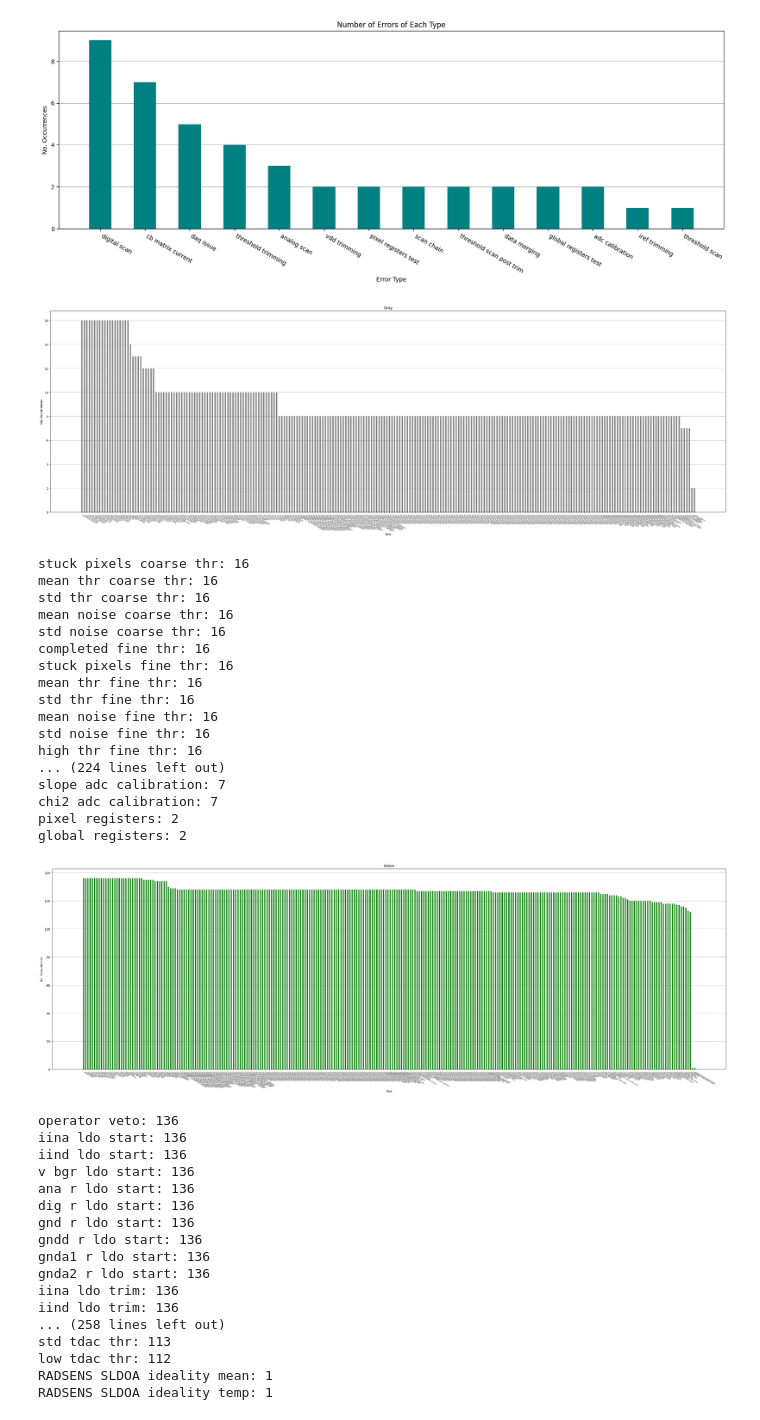
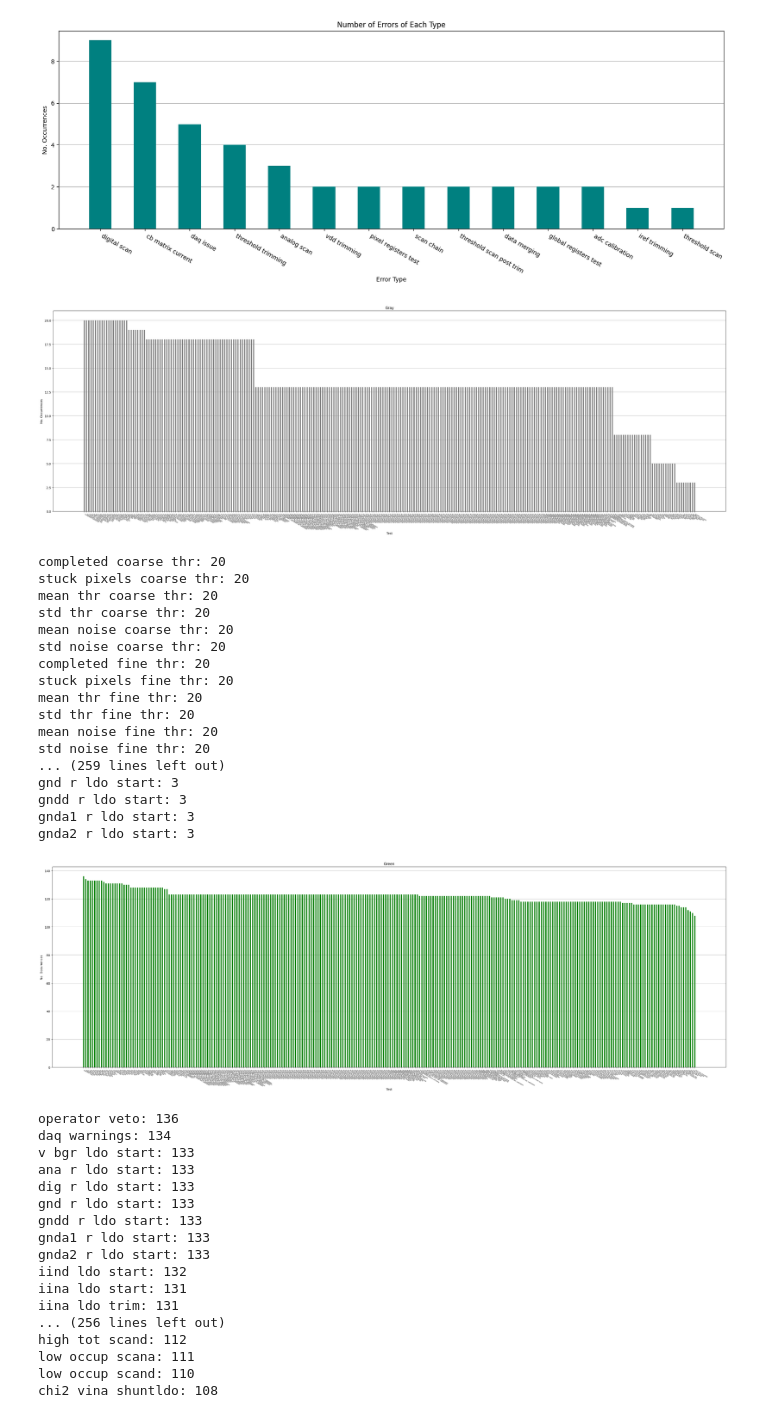
Before and after one commit to n-penn/CMS-Wafer-Testing, a Jupyter notebook: Error-Tracking/json_error_comp.ipynb, the cells around one changed output. Saved outputs shown, nothing was run; the diff lists cells and outputs as text; code cells hidden in the pictures.

Commit message:
Minor edits and first draft of wafer status notification script

```diff
--- a/Error-Tracking/json_error_comp.ipynb
+++ b/Error-Tracking/json_error_comp.ipynb
@@ -114,7 +115,7 @@ import numpy as np
 from collections import Counter
 
 #open file
-with open(os.path.expanduser('~/Desktop/wafer_NC0W14-05A4/20240607_150356/plots/_wafer_data_NC0W14-05A4_20240607_150356.json'), 'r') as file:
+with open(os.path.expanduser('~/WLT/WLT_v1.2.1/croc_wlt/data/wafer_NC0W14-07G5/20240606_153809/plots/_wafer_data_NC0W14-07G5_20240606_153809.json'), 'r') as file:
     data = json.load(file)
 
 redtests = {}
@@ -171,66 +172,66 @@ yellow_x = [s.replace("_"," ") for s in list(alph_yellow.keys())]
 yellow_y = list(alph_yellow.values())
 
 keys_to_remove = []
 for k, v in list(redtests.items()):  # Use list(my_dict.items()) to create a copy of the items to iterate over
     if v == 0:
         keys_to_remove.append(k)
         del redtests[k]
 alph_red = dict(Counter(redtests).most_common())
 red_x = [s.replace("_"," ") for s in list(alph_red.keys())]
 red_y = list(alph_red.values())
 
 # creating the bar plots
 def error_plot(statcolor, x, y, size):
     fig = plt.figure(figsize = size)
     plt.bar(x, y, color =statcolor,
             width = 0.5, zorder=2)
     plt.grid(axis = 'y', zorder = 1)
     plt.xlabel("Test")
     plt.ylabel("No. Occurrences")
     plt.title(statcolor)
     plt.xticks(rotation=-30, ha='left', fontsize = 5)
     plt.show()
     for i in range(len(x)):
         print(f'{x[i]}: {y[i]}')
 
 error_plot(statcolor = "Gray", x=gray_x, y=gray_y, size=(40,12))
 error_plot(statcolor = "Green", x=green_x, y=green_y, size=(40,12))
 error_plot(statcolor = "Yellow", x=yellow_x, y=yellow_y, size=(20,6))
 error_plot(statcolor = "Red", x=red_x, y=red_y, size=(20,6))
 # %% [output]
-[figure, old version]
+[figure, new version]
-stuck pixels coarse thr: 16
-mean thr coarse thr: 16
-std thr coarse thr: 16
-mean noise coarse thr: 16
-std noise coarse thr: 16
-completed fine thr: 16
-stuck pixels fine thr: 16
-mean thr fine thr: 16
-std thr fine thr: 16
-mean noise fine thr: 16
-std noise fine thr: 16
-high thr fine thr: 16
-... (224 lines left out)
-slope adc calibration: 7
-chi2 adc calibration: 7
-pixel registers: 2
-global registers: 2
+completed coarse thr: 20
+stuck pixels coarse thr: 20
+mean thr coarse thr: 20
+std thr coarse thr: 20
+mean noise coarse thr: 20
+std noise coarse thr: 20
+completed fine thr: 20
+stuck pixels fine thr: 20
+mean thr fine thr: 20
+std thr fine thr: 20
+mean noise fine thr: 20
+std noise fine thr: 20
+... (259 lines left out)
+gnd r ldo start: 3
+gndd r ldo start: 3
+gnda1 r ldo start: 3
+gnda2 r ldo start: 3
-[figure, old version]
+[figure, new version]
 operator veto: 136
-iina ldo start: 136
-iind ldo start: 136
-v bgr ldo start: 136
-ana r ldo start: 136
-dig r ldo start: 136
-gnd r ldo start: 136
-gndd r ldo start: 136
-gnda1 r ldo start: 136
-gnda2 r ldo start: 136
-iina ldo trim: 136
-iind ldo trim: 136
-... (258 lines left out)
-std tdac thr: 113
-low tdac thr: 112
-RADSENS SLDOA ideality mean: 1
-RADSENS SLDOA ideality temp: 1
+daq warnings: 134
+v bgr ldo start: 133
+ana r ldo start: 133
+dig r ldo start: 133
+gnd r ldo start: 133
+gndd r ldo start: 133
+gnda1 r ldo start: 133
+gnda2 r ldo start: 133
+iind ldo start: 132
+iina ldo start: 131
+iina ldo trim: 131
+... (256 lines left out)
+high tot scand: 112
+low occup scana: 111
+low occup scand: 110
+chi2 vina shuntldo: 108
```
Also changed, not shown: parts of 2 cells of this notebook, 3 other files.
